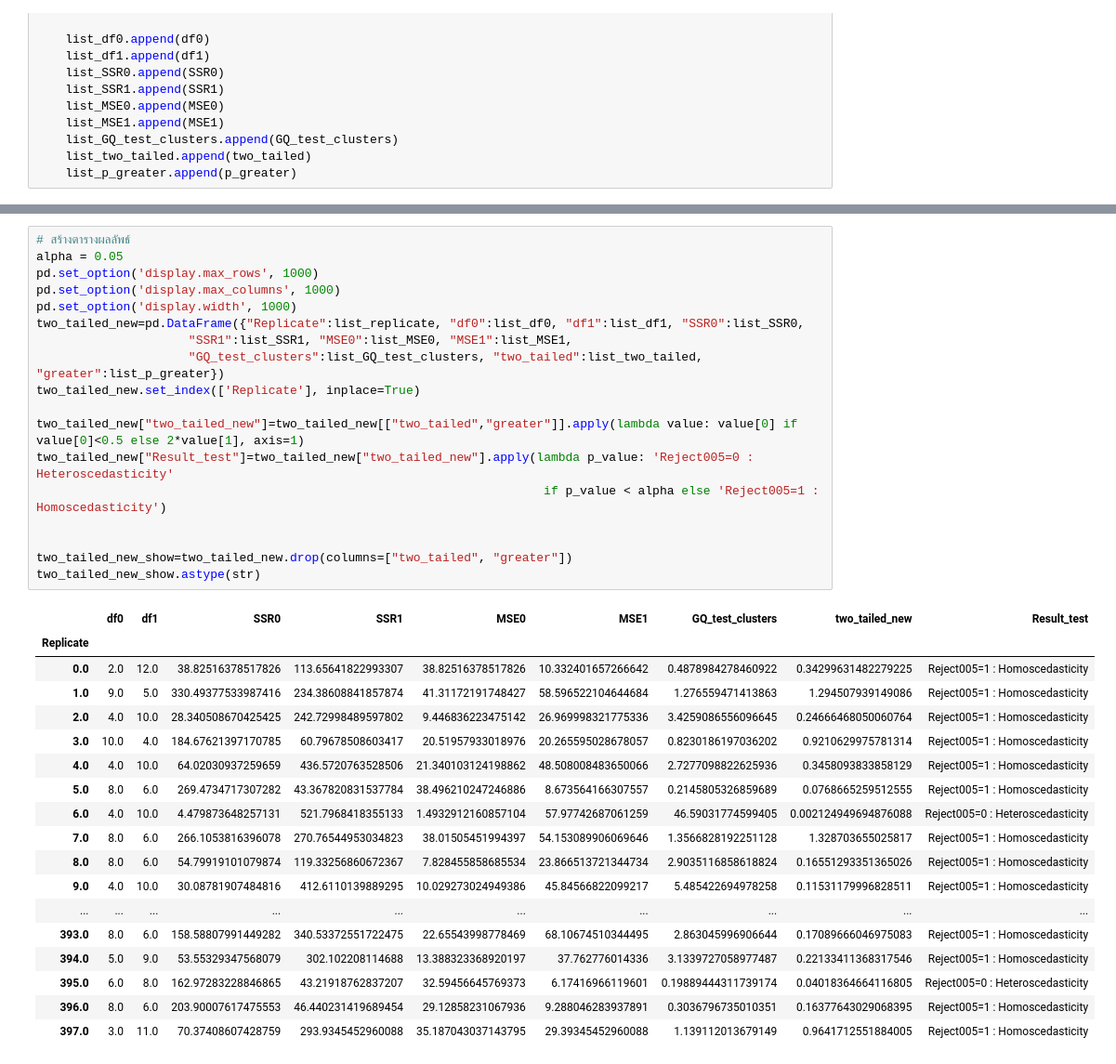
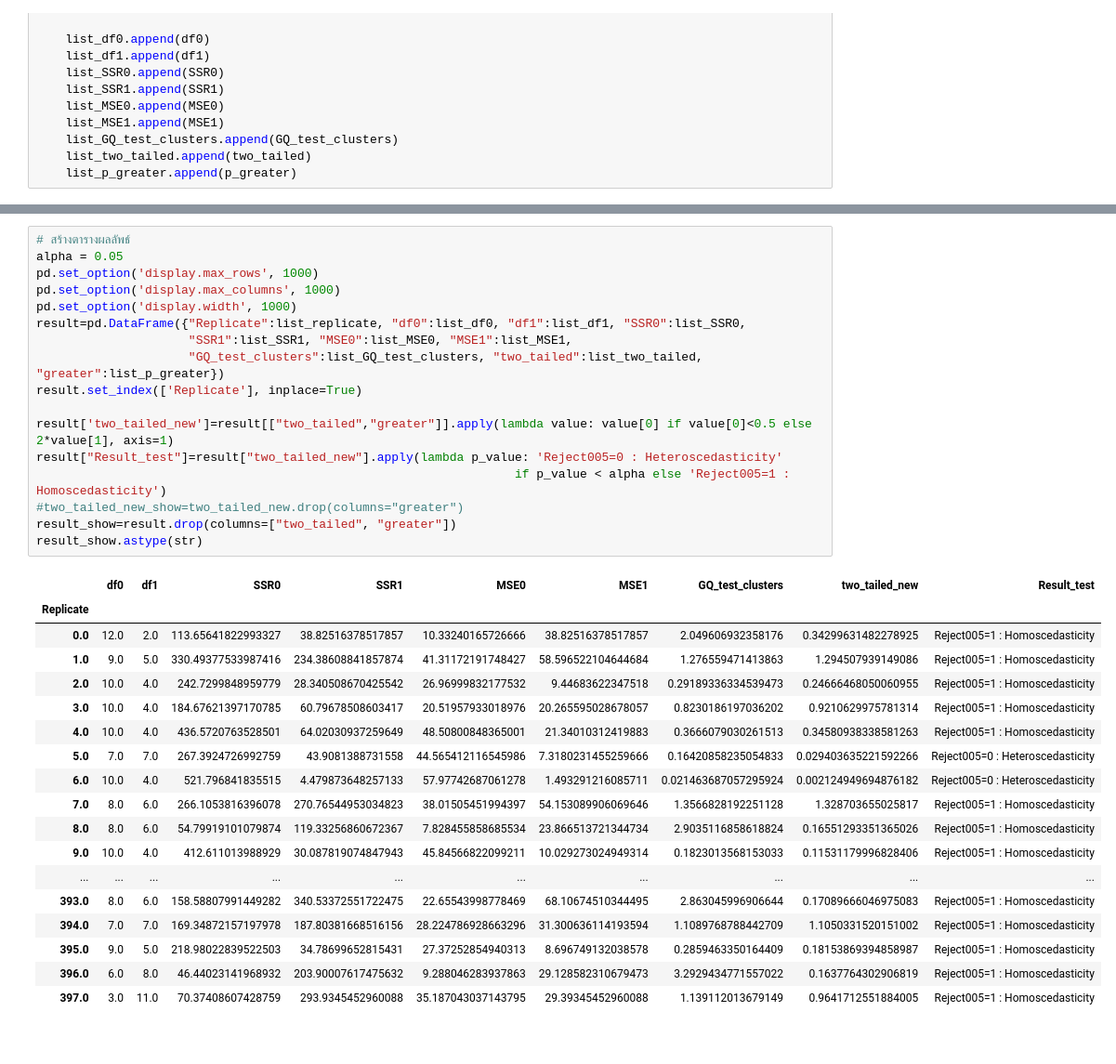
Before and after one commit to iam-fern/Generate_multiplication_incorrect, a Jupyter notebook: GQtest_cluster_data_multi_delta_0_4_n20_05.ipynb, the cells around one changed output, grey strips where cells are left out. Shown at 93% size. Saved outputs shown, nothing was run; the diff lists cells and outputs as text.

```diff
--- a/GQtest_cluster_data_multi_delta_0_4_n20_05.ipynb
+++ b/GQtest_cluster_data_multi_delta_0_4_n20_05.ipynb
@@ -251,38 +252,37 @@ two_tailed_new.astype(str)
 # %%
 # สร้างตารางผลลัพธ์
 alpha = 0.05
 pd.set_option('display.max_rows', 1000)
 pd.set_option('display.max_columns', 1000)
 pd.set_option('display.width', 1000)
-two_tailed_new=pd.DataFrame({"Replicate":list_replicate, "df0":list_df0, "df1":list_df1, "SSR0":list_SSR0,
+result=pd.DataFrame({"Replicate":list_replicate, "df0":list_df0, "df1":list_df1, "SSR0":list_SSR0,
                      "SSR1":list_SSR1, "MSE0":list_MSE0, "MSE1":list_MSE1,
                      "GQ_test_clusters":list_GQ_test_clusters, "two_tailed":list_two_tailed, "greater":list_p_greater})
-two_tailed_new.set_index(['Replicate'], inplace=True)
+result.set_index(['Replicate'], inplace=True)
 
-two_tailed_new["two_tailed_new"]=two_tailed_new[["two_tailed","greater"]].apply(lambda value: value[0] if value[0]<0.5 else 2*value[1], axis=1)
-two_tailed_new["Result_test"]=two_tailed_new["two_tailed_new"].apply(lambda p_value: 'Reject005=0 : Heteroscedasticity'
-                                                                      if p_value < alpha else 'Reject005=1 : Homoscedasticity')
-
-
-two_tailed_new_show=two_tailed_new.drop(columns=["two_tailed", "greater"])
-two_tailed_new_show.astype(str)
+result['two_tailed_new']=result[["two_tailed","greater"]].apply(lambda value: value[0] if value[0]<0.5 else 2*value[1], axis=1)
+result["Result_test"]=result["two_tailed_new"].apply(lambda p_value: 'Reject005=0 : Heteroscedasticity'
+                                                                  if p_value < alpha else 'Reject005=1 : Homoscedasticity')
+#two_tailed_new_show=two_tailed_new.drop(columns="greater")
+result_show=result.drop(columns=["two_tailed", "greater"])
+result_show.astype(str)
 # %% [output]
 |  | df0 | df1 | SSR0 | SSR1 | MSE0 | MSE1 | GQ_test_clusters | two_tailed_new | Result_test |
 | Replicate |  |  |  |  |  |  |  |  |  |
-| 0.0 | 2.0 | 12.0 | 38.82516378517826 | 113.65641822993307 | 38.82516378517826 | 10.332401657266642 | 0.4878984278460922 | 0.34299631482279225 | Reject005=1 : Homoscedasticity |
+| 0.0 | 12.0 | 2.0 | 113.65641822993327 | 38.82516378517857 | 10.33240165726666 | 38.82516378517857 | 2.049606932358176 | 0.34299631482278925 | Reject005=1 : Homoscedasticity |
 | 1.0 | 9.0 | 5.0 | 330.49377533987416 | 234.38608841857874 | 41.31172191748427 | 58.596522104644684 | 1.276559471413863 | 1.294507939149086 | Reject005=1 : Homoscedasticity |
-| 2.0 | 4.0 | 10.0 | 28.340508670425425 | 242.72998489597802 | 9.446836223475142 | 26.969998321775336 | 3.4259086556096645 | 0.24666468050060764 | Reject005=1 : Homoscedasticity |
+| 2.0 | 10.0 | 4.0 | 242.7299848959779 | 28.340508670425542 | 26.96999832177532 | 9.44683622347518 | 0.29189336334539473 | 0.24666468050060955 | Reject005=1 : Homoscedasticity |
 | 3.0 | 10.0 | 4.0 | 184.67621397170785 | 60.79678508603417 | 20.51957933018976 | 20.265595028678057 | 0.8230186197036202 | 0.9210629975781314 | Reject005=1 : Homoscedasticity |
-| 4.0 | 4.0 | 10.0 | 64.02030937259659 | 436.5720763528506 | 21.340103124198862 | 48.508008483650066 | 2.7277098822625936 | 0.3458093833858129 | Reject005=1 : Homoscedasticity |
-| 5.0 | 8.0 | 6.0 | 269.4734717307282 | 43.367820831537784 | 38.496210247246886 | 8.673564166307557 | 0.2145805326859689 | 0.0768665259512555 | Reject005=1 : Homoscedasticity |
-| 6.0 | 4.0 | 10.0 | 4.479873648257131 | 521.7968418355133 | 1.4932912160857104 | 57.97742687061259 | 46.59031774599405 | 0.002124949694876088 | Reject005=0 : Heteroscedasticity |
+| 4.0 | 10.0 | 4.0 | 436.5720763528501 | 64.02030937259649 | 48.50800848365001 | 21.34010312419883 | 0.3666079030261513 | 0.34580938338581263 | Reject005=1 : Homoscedasticity |
+| 5.0 | 7.0 | 7.0 | 267.3924726992759 | 43.9081388731558 | 44.565412116545986 | 7.3180231455259666 | 0.16420858235054833 | 0.029403635221592266 | Reject005=0 : Heteroscedasticity |
+| 6.0 | 10.0 | 4.0 | 521.796841835515 | 4.479873648257133 | 57.97742687061278 | 1.493291216085711 | 0.021463687057295924 | 0.002124949694876182 | Reject005=0 : Heteroscedasticity |
 | 7.0 | 8.0 | 6.0 | 266.1053816396078 | 270.76544953034823 | 38.01505451994397 | 54.153089906069646 | 1.3566828192251128 | 1.328703655025817 | Reject005=1 : Homoscedasticity |
 | 8.0 | 8.0 | 6.0 | 54.79919101079874 | 119.33256860672367 | 7.828455858685534 | 23.866513721344734 | 2.9035116858618824 | 0.16551293351365026 | Reject005=1 : Homoscedasticity |
-| 9.0 | 4.0 | 10.0 | 30.08781907484816 | 412.6110139889295 | 10.029273024949386 | 45.84566822099217 | 5.485422694978258 | 0.11531179996828511 | Reject005=1 : Homoscedasticity |
+| 9.0 | 10.0 | 4.0 | 412.611013988929 | 30.087819074847943 | 45.84566822099211 | 10.029273024949314 | 0.1823013568153033 | 0.11531179996828406 | Reject005=1 : Homoscedasticity |
 | ... | ... | ... | ... | ... | ... | ... | ... | ... | ... |
 | 393.0 | 8.0 | 6.0 | 158.58807991449282 | 340.53372551722475 | 22.65543998778469 | 68.10674510344495 | 2.863045996906644 | 0.17089666046975083 | Reject005=1 : Homoscedasticity |
-| 394.0 | 5.0 | 9.0 | 53.55329347568079 | 302.102208114688 | 13.388323368920197 | 37.762776014336 | 3.1339727058977487 | 0.22133411368317546 | Reject005=1 : Homoscedasticity |
-| 395.0 | 6.0 | 8.0 | 162.97283228846865 | 43.21918762837207 | 32.59456645769373 | 6.17416966119601 | 0.19889444311739174 | 0.04018364664116805 | Reject005=0 : Heteroscedasticity |
-| 396.0 | 8.0 | 6.0 | 203.90007617475553 | 46.440231419689454 | 29.12858231067936 | 9.288046283937891 | 0.3036796735010351 | 0.16377643029068395 | Reject005=1 : Homoscedasticity |
+| 394.0 | 7.0 | 7.0 | 169.34872157197978 | 187.80381668516156 | 28.224786928663296 | 31.300636114193594 | 1.1089768788442709 | 1.1050331520151002 | Reject005=1 : Homoscedasticity |
+| 395.0 | 9.0 | 5.0 | 218.98022839522503 | 34.78699652815431 | 27.37252854940313 | 8.696749132038578 | 0.2859463350164409 | 0.18153869394858987 | Reject005=1 : Homoscedasticity |
+| 396.0 | 6.0 | 8.0 | 46.44023141968932 | 203.90007617475632 | 9.288046283937863 | 29.128582310679473 | 3.2929434771557022 | 0.1637764302906819 | Reject005=1 : Homoscedasticity |
 | 397.0 | 3.0 | 11.0 | 70.37408607428759 | 293.9345452960088 | 35.187043037143795 | 29.39345452960088 | 1.139112013679149 | 0.9641712551884005 | Reject005=1 : Homoscedasticity |
 # %%
```
Also changed, not shown: parts of 2 cells of this notebook.
